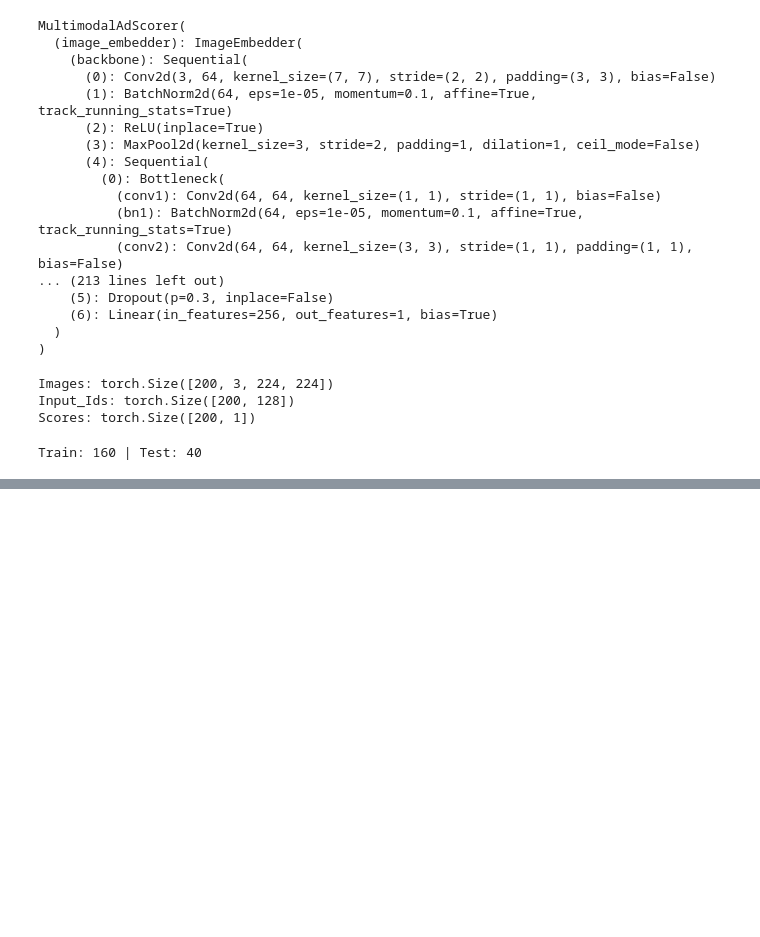
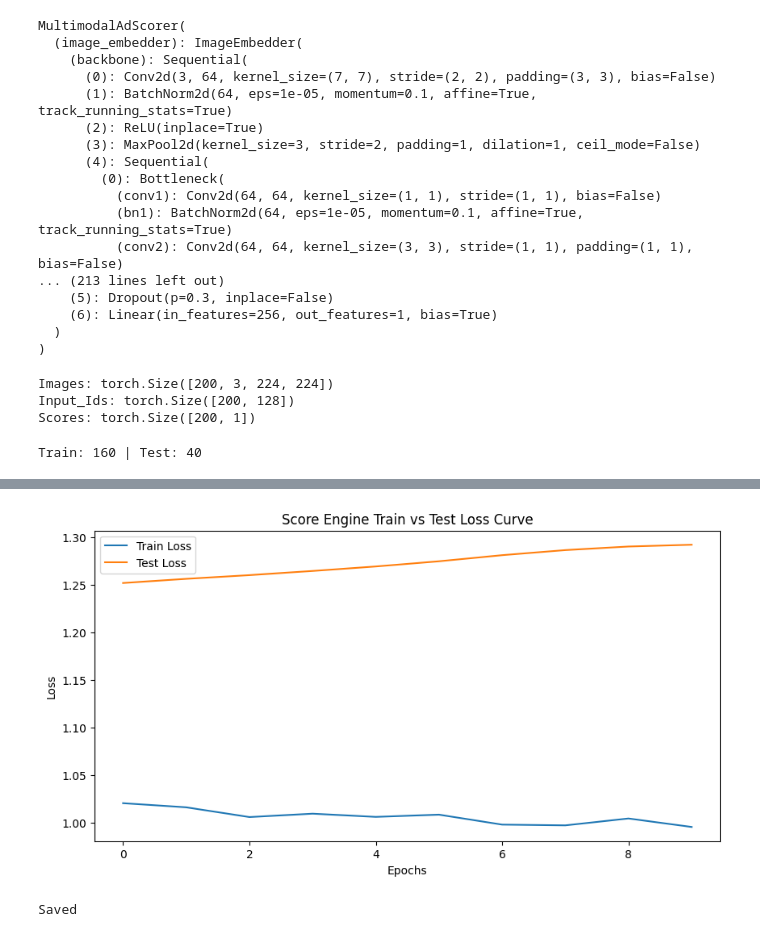
Before and after one commit to Yousufkhalid7/AdLens, a Jupyter notebook: notebooks/FusionLayer.ipynb, the cells around one changed output, grey strips where cells are left out. Cells and saved outputs as stored; diff of their text form; code cells hidden in the pictures; blank space fills up the shorter version.

Commit message:
Saved the changes

```diff
--- a/notebooks/FusionLayer.ipynb
+++ b/notebooks/FusionLayer.ipynb
@@ -223,0 +225,36 @@ None
+# %%
+#training the data with different learning rates
+loss_fn = nn.MSELoss()
+
+#BERT with lower learning rate as it is already pretrained
+#Fusion Layer with higher learning rate as it is new and needs training
+optimizer = torch.optim.Adam([
+    {'params' : model.image_embedder.parameters(), 'lr': 2e-5},
+    {'params' : model.text_embedder.parameters(), 'lr': 2e-5},
+    {'params' : model.fusion.parameters(), 'lr': 1e-4}
+    ])
+
+epochs = 10
+train_losses = []
+test_losses = []
+for epoch in range(epochs):
+  model.train()
+
+  preds = model(x_img_train, x_ids_train,x_mask_train)
+  loss = loss_fn(preds, y_train)
+
+  optimizer.zero_grad()
+  loss.backward()
+  optimizer.step()
+
+  #evaluating the model
+  model.eval()
+
+  with torch.no_grad():
+    test_preds = model(x_img_test, x_ids_test, x_mask_test)
+    test_loss = loss_fn(test_preds, y_test)
+
+    train_losses.append(loss.item())
+    test_losses.append(test_loss.item())
+
+    print(f"Epoch: {epoch+1:2d} | Train Loss: {loss.item():.3f} | Test Loss: {test_loss.item():.3f}")
@@ -223,0 +272,16 @@ None
+# %%
+plt.figure(figsize = (10,5))
+plt.plot(train_losses, label = 'Train Loss')
+plt.plot(test_losses, label = 'Test Loss')
+plt.xlabel('Epochs')
+plt.ylabel('Loss')
+plt.title('Score Engine Train vs Test Loss Curve')
+plt.legend()
+plt.show()
+# %% [output]
+[figure, added]
+# %%
+torch.save(model.state_dict(), 'multimodal_ad_scorer.pt')
+print("Saved")
+# %% [output]
+Saved
```
Also changed, not shown: parts of 4 cells of this notebook.
